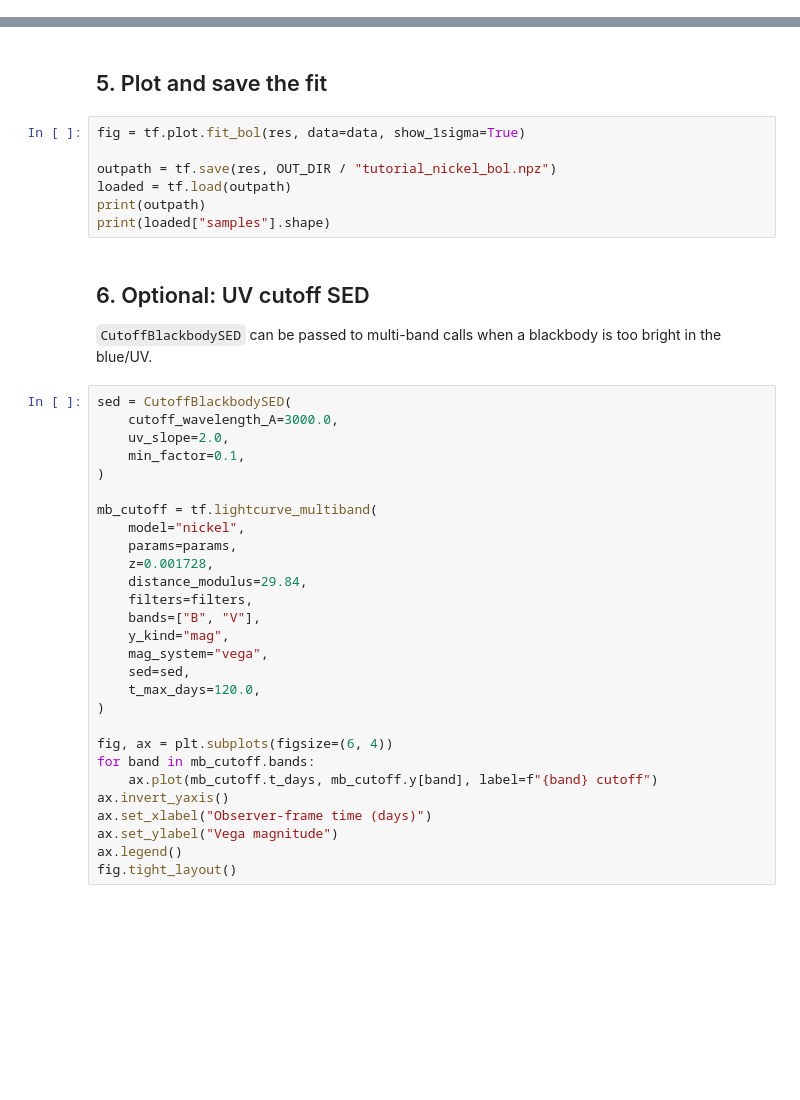
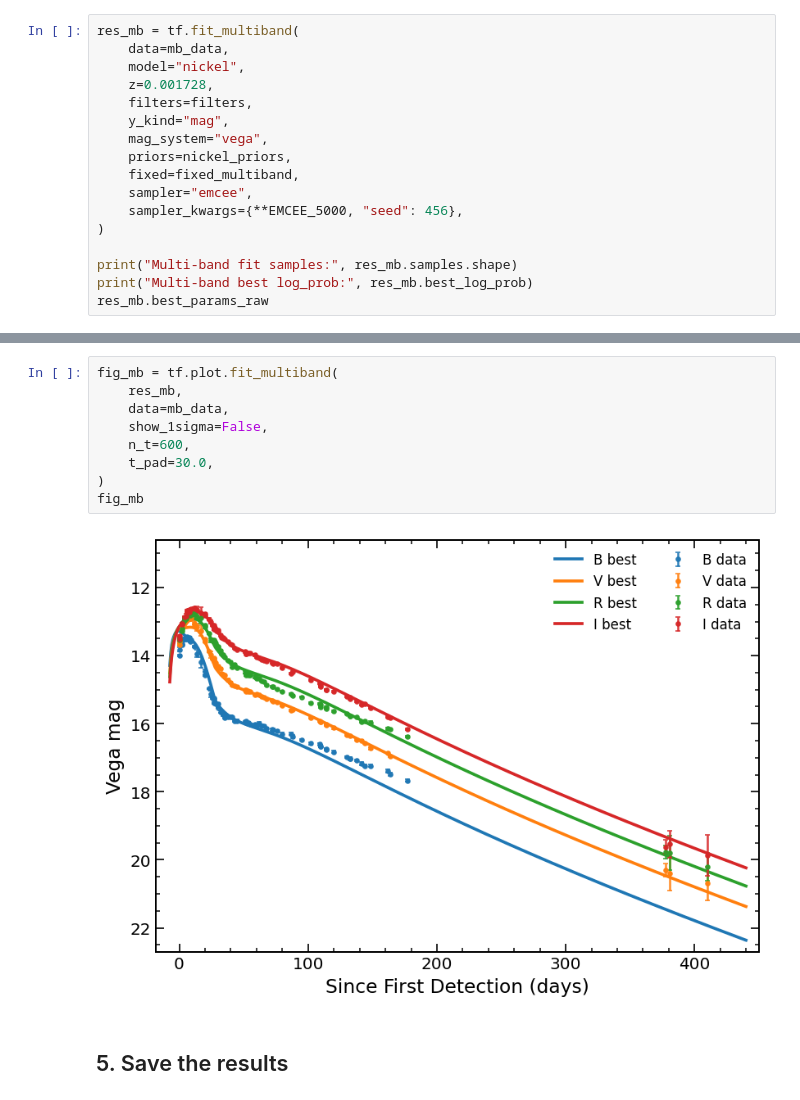
Before and after one commit to lijingyao123/TransFit, a Jupyter notebook: examples/tutorial.ipynb, the cells around one changed output, grey strips where cells are left out. Drawn from its saved outputs; the diff is of its cells as text; blank space fills up the shorter version.

```diff
--- a/examples/tutorial.ipynb
+++ b/examples/tutorial.ipynb
@@ -133,0 +198,17 @@ res.best_params_raw
+# %%
+res_mb = tf.fit_multiband(
+    data=mb_data,
+    model="nickel",
+    z=0.001728,
+    filters=filters,
+    y_kind="mag",
+    mag_system="vega",
+    priors=nickel_priors,
+    fixed=fixed_multiband,
+    sampler="emcee",
+    sampler_kwargs={**EMCEE_5000, "seed": 456},
+)
+
+print("Multi-band fit samples:", res_mb.samples.shape)
+print("Multi-band best log_prob:", res_mb.best_log_prob)
+res_mb.best_params_raw
@@ -134,41 +228,13 @@ res.best_params_raw
+# %%
+fig_mb = tf.plot.fit_multiband(
+    res_mb,
+    data=mb_data,
+    show_1sigma=False,
+    n_t=600,
+    t_pad=30.0,
+)
+fig_mb
+# %% [output]
+[figure, added]
 # %% [markdown]
-## 5. Plot and save the fit
+## 5. Save the results
-# %%
-fig = tf.plot.fit_bol(res, data=data, show_1sigma=True)
-
-outpath = tf.save(res, OUT_DIR / "tutorial_nickel_bol.npz")
-loaded = tf.load(outpath)
-print(outpath)
-print(loaded["samples"].shape)
-# %% [markdown]
-## 6. Optional: UV cutoff SED
-
-`CutoffBlackbodySED` can be passed to multi-band calls when a blackbody is too bright in the blue/UV.
-# %%
-sed = CutoffBlackbodySED(
-    cutoff_wavelength_A=3000.0,
-    uv_slope=2.0,
-    min_factor=0.1,
-)
-
-mb_cutoff = tf.lightcurve_multiband(
-    model="nickel",
-    params=params,
-    z=0.001728,
-    distance_modulus=29.84,
-    filters=filters,
-    bands=["B", "V"],
-    y_kind="mag",
-    mag_system="vega",
-    sed=sed,
-    t_max_days=120.0,
-)
-
-fig, ax = plt.subplots(figsize=(6, 4))
-for band in mb_cutoff.bands:
-    ax.plot(mb_cutoff.t_days, mb_cutoff.y[band], label=f"{band} cutoff")
-ax.invert_yaxis()
-ax.set_xlabel("Observer-frame time (days)")
-ax.set_ylabel("Vega magnitude")
-ax.legend()
-fig.tight_layout()
```
Also changed, not shown: parts of 22 cells of this notebook.
